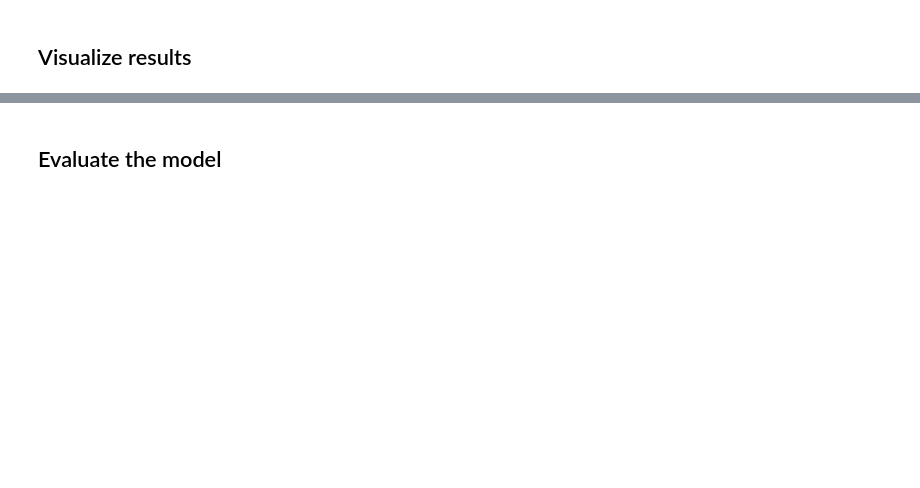
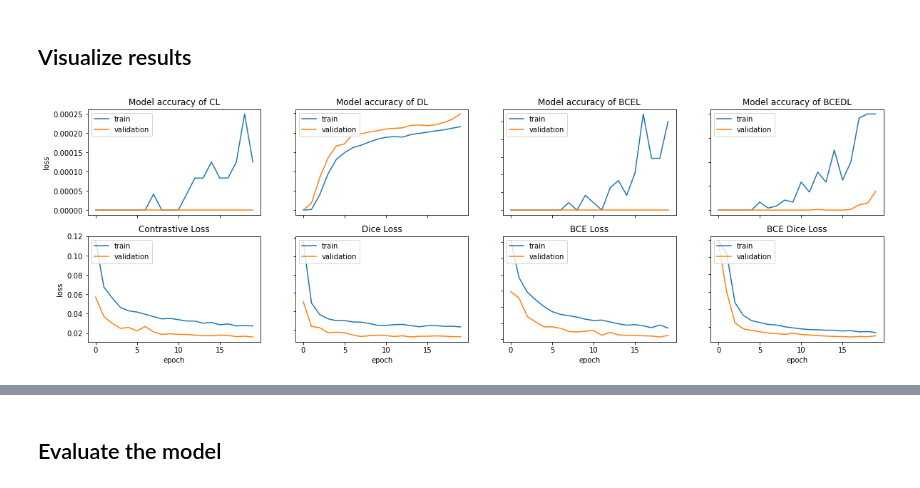
Before and after one commit to niklas-doerner/RAML_SiameseNeuralNetworks, a Jupyter notebook: siamese_contrastive.ipynb, the cells around one changed output, grey strips where cells are left out. Drawn from its saved outputs; the diff is of its cells as text; code cells hidden in the pictures; blank space fills up the shorter version.

```diff
--- a/siamese_contrastive.ipynb
+++ b/siamese_contrastive.ipynb
@@ -755,3 +789,34 @@ Epoch 20/20
+# %%
+fig, axs = plt.subplots(2, 4)
+
+fig.set_figheight(6)
+fig.set_figwidth(20)
+
+# Plot the accuracy of contrastive loss
+plt_metric(history=history1.history, metric="accuracy", title="Model accuracy of CL", x=0 ,y=0)
+
+# Plot the contrastive loss
+plt_metric(history=history1.history, metric="loss", title="Contrastive Loss", x=1 ,y=0)
+
+# Plot the accuracy of dice loss
+plt_metric(history=history2.history, metric="accuracy", title="Model accuracy of DL",x=0 ,y=1)
+
+# Plot the dice loss
+plt_metric(history=history2.history, metric="loss", title="Dice Loss", x=1 ,y=1)
+
+# Plot the accuracy of BCE loss
+plt_metric(history=history3.history, metric="accuracy", title="Model accuracy of BCEL",x=0 ,y=2)
+
+# Plot the BCE loss
+plt_metric(history=history3.history, metric="loss", title="BCE Loss", x=1 ,y=2)
+
+# Plot the accuracy of BCE dice loss
+plt_metric(history=history4.history, metric="accuracy", title="Model accuracy of BCEDL", x=0 ,y=3)
+
+# Plot the BCE dice loss
+plt_metric(history=history4.history, metric="loss", title="BCE Dice Loss", x=1 ,y=3)
+# %% [output]
+[figure, added]
 # %%
 
 def plt_metric(history, metric, title, has_valid=True):
```
Also changed, not shown: parts of 27 cells of this notebook, 3 other files.
